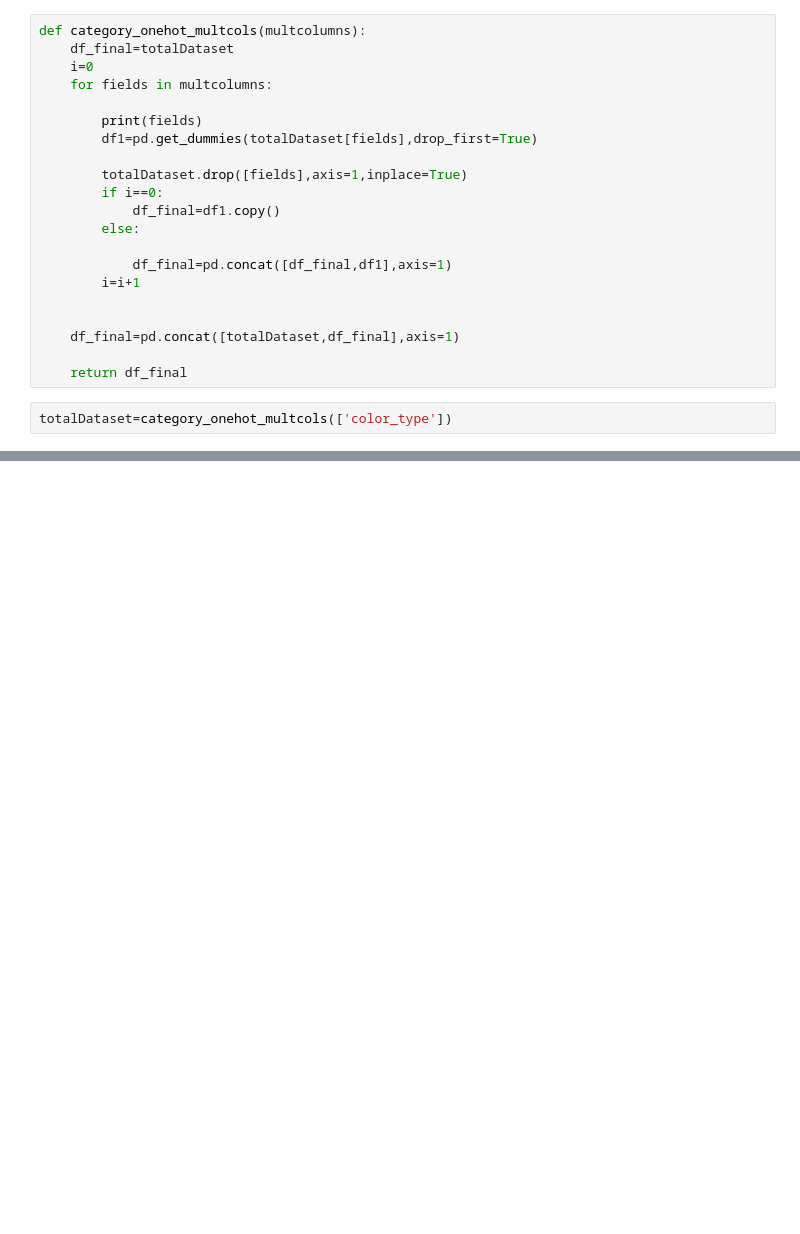
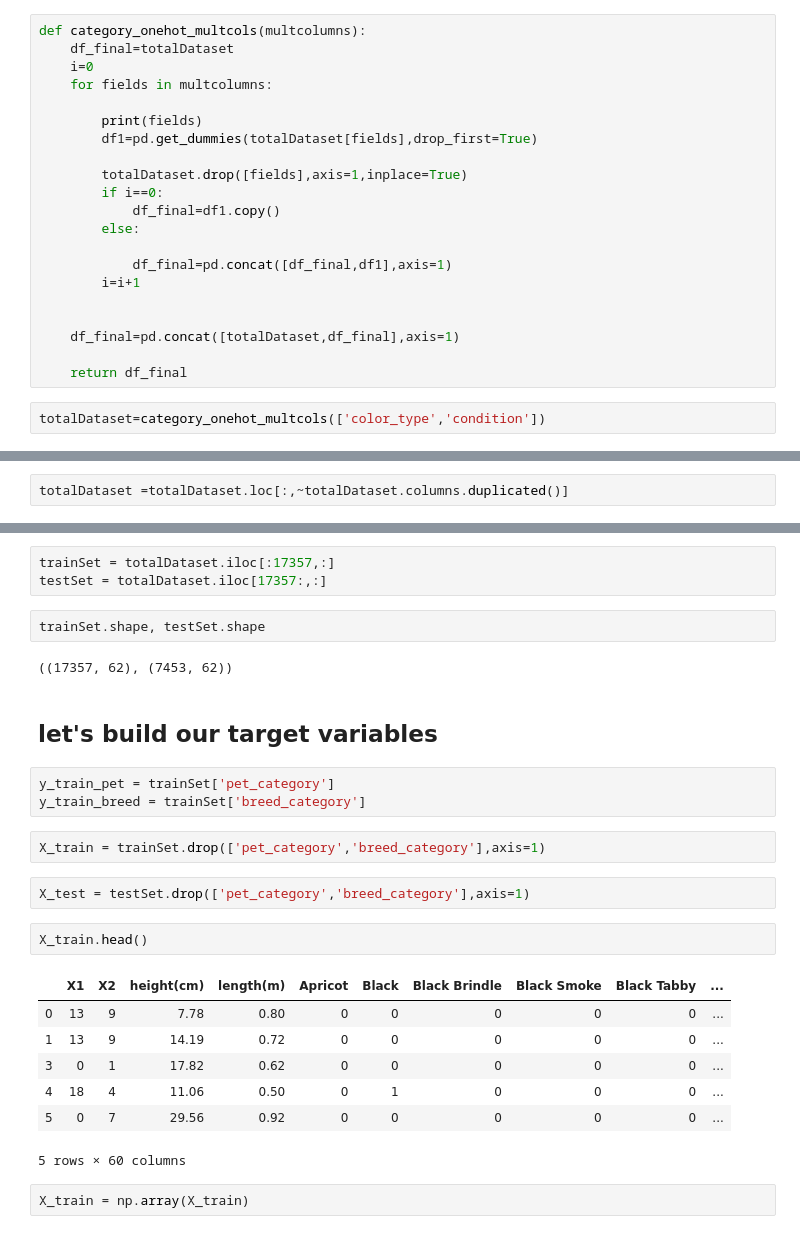
Before and after one commit to Princeshaw/Pet-Adoption-Hackerearth, a Jupyter notebook: pet_adoption.ipynb, the cells around one changed output, grey strips where cells are left out. Cells and saved outputs as stored; diff of their text form; blank space fills up the shorter version.

```diff
--- a/pet_adoption.ipynb
+++ b/pet_adoption.ipynb
@@ -241,6 +241,6 @@ def category_onehot_multcols(multcolumns):
 
     return df_final
 # %%
-totalDataset=category_onehot_multcols(['color_type'])
+totalDataset=category_onehot_multcols(['color_type','condition'])
 # %% [output]
 color_type
@@ -262,0 +252,2 @@ totalDataset..s
+# %%
+totalDataset =totalDataset.loc[:,~totalDataset.columns.duplicated()]
@@ -262,0 +268,28 @@ totalDataset..s
+# %%
+trainSet = totalDataset.iloc[:17357,:]
+testSet = totalDataset.iloc[17357:,:]
+# %%
+trainSet.shape, testSet.shape
+# %% [output]
+((17357, 62), (7453, 62))
+# %% [markdown]
+## let's build our target variables
+# %%
+y_train_pet = trainSet['pet_category']
+y_train_breed = trainSet['breed_category']
+# %%
+X_train = trainSet.drop(['pet_category','breed_category'],axis=1)
+# %%
+X_test = testSet.drop(['pet_category','breed_category'],axis=1)
+# %%
+X_train.head()
+# %% [output]
+|  | X1 | X2 | height(cm) | length(m) | Apricot | Black | Black Brindle | Black Smoke | Black Tabby | ... |
+| 0 | 13 | 9 | 7.78 | 0.80 | 0 | 0 | 0 | 0 | 0 | ... |
+| 1 | 13 | 9 | 14.19 | 0.72 | 0 | 0 | 0 | 0 | 0 | ... |
+| 3 | 0 | 1 | 17.82 | 0.62 | 0 | 0 | 0 | 0 | 0 | ... |
+| 4 | 18 | 4 | 11.06 | 0.50 | 0 | 1 | 0 | 0 | 0 | ... |
+| 5 | 0 | 7 | 29.56 | 0.92 | 0 | 0 | 0 | 0 | 0 | ... |
+5 rows × 60 columns
+# %%
+X_train = np.array(X_train)
```
Also changed, not shown: parts of 12 cells of this notebook.
